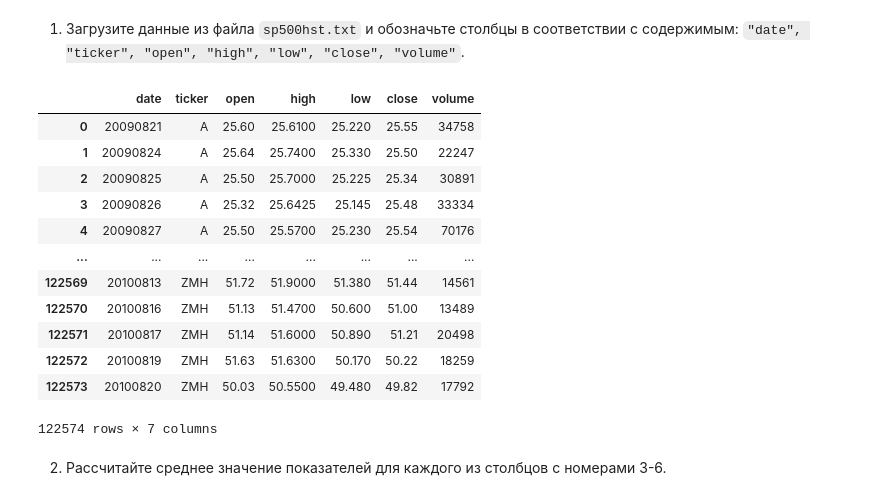
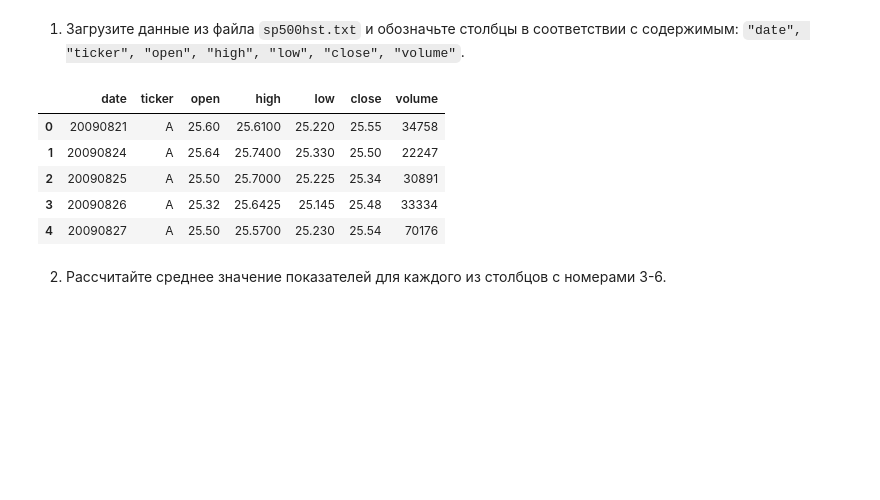
Before and after one commit to ElizavetaWow/TOBD, a Jupyter notebook: sem2/02_pandas_Крылова_Лиза.ipynb, the cells around one changed output. Saved outputs shown, nothing was run; the diff lists cells and outputs as text; code cells hidden in the pictures; blank space fills up the shorter version.

```diff
--- a/sem2/02_pandas_Крылова_Лиза.ipynb
+++ b/sem2/02_pandas_Крылова_Лиза.ipynb
@@ -16,21 +16,14 @@ import pandas as pd
 # %%
 df = pd.read_csv("sp500hst.txt", sep=",", header=None,
                  names=["date", "ticker", "open", "high", "low", "close", "volume"])
-df
+df.head()
 # %% [output]
 |  | date | ticker | open | high | low | close | volume |
 | 0 | 20090821 | A | 25.60 | 25.6100 | 25.220 | 25.55 | 34758 |
 | 1 | 20090824 | A | 25.64 | 25.7400 | 25.330 | 25.50 | 22247 |
 | 2 | 20090825 | A | 25.50 | 25.7000 | 25.225 | 25.34 | 30891 |
 | 3 | 20090826 | A | 25.32 | 25.6425 | 25.145 | 25.48 | 33334 |
 | 4 | 20090827 | A | 25.50 | 25.5700 | 25.230 | 25.54 | 70176 |
-| ... | ... | ... | ... | ... | ... | ... | ... |
-| 122569 | 20100813 | ZMH | 51.72 | 51.9000 | 51.380 | 51.44 | 14561 |
-| 122570 | 20100816 | ZMH | 51.13 | 51.4700 | 50.600 | 51.00 | 13489 |
-| 122571 | 20100817 | ZMH | 51.14 | 51.6000 | 50.890 | 51.21 | 20498 |
-| 122572 | 20100819 | ZMH | 51.63 | 51.6300 | 50.170 | 50.22 | 18259 |
-| 122573 | 20100820 | ZMH | 50.03 | 50.5500 | 49.480 | 49.82 | 17792 |
-122574 rows × 7 columns
 # %% [markdown]
 2. Рассчитайте среднее значение показателей для каждого из столбцов c номерами 3-6.
 # %%
```
Also changed, not shown: parts of 29 cells of this notebook, 2 other files.
